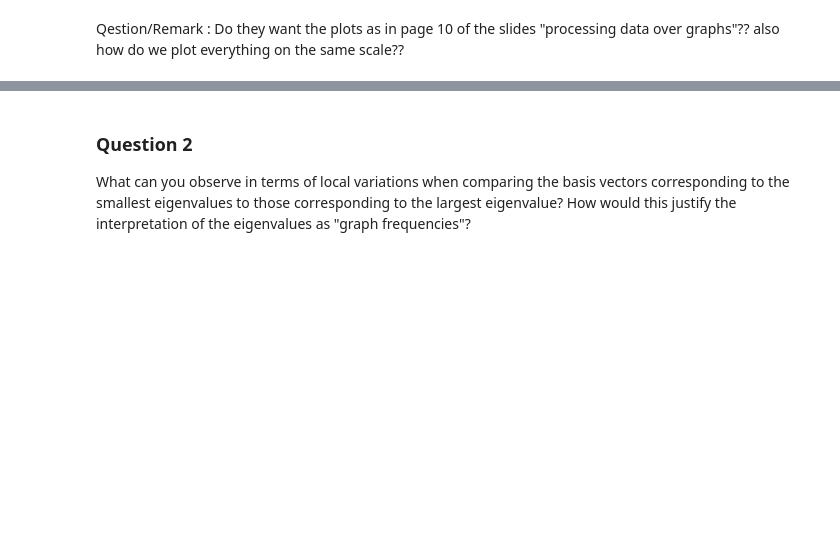
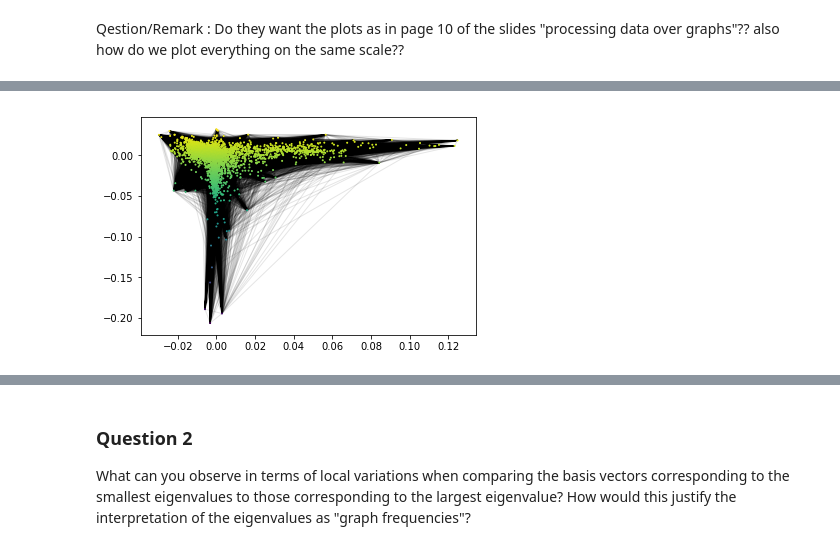
Before and after one commit to isabelaconstantin/wikinet, a Jupyter notebook: milestone4/4_graph_signal_processing.ipynb, the cells around one changed output, grey strips where cells are left out. Drawn from its saved outputs; the diff is of its cells as text; code cells hidden in the pictures; blank space fills up the shorter version.

```diff
--- a/milestone4/4_graph_signal_processing.ipynb
+++ b/milestone4/4_graph_signal_processing.ipynb
@@ -172,0 +207,4 @@ plot_fourier(U[:,n_nodes-1], 'Last Fourier Basis Vector ')
+# %%
+plot_graph(adjacency, U[:,2])
+# %% [output]
+[figure, added]
```
Also changed, not shown: parts of 16 cells of this notebook.
